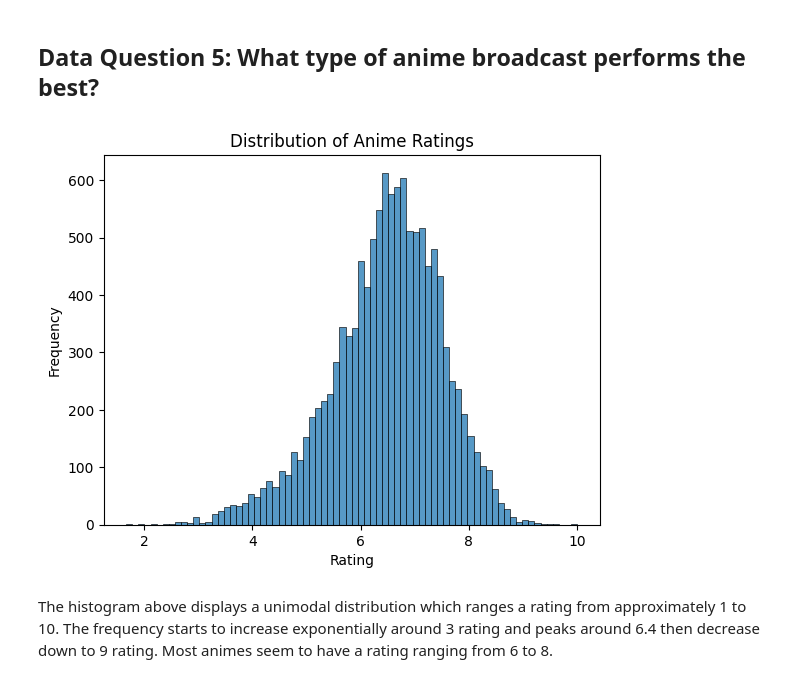
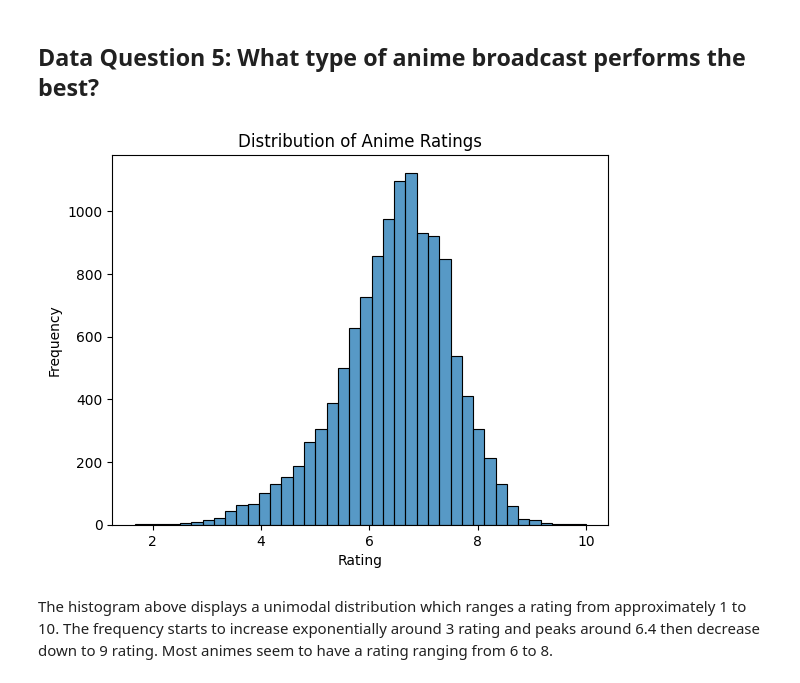
Before and after one commit to LouisThong15/Data-Analysis-Projects, a Jupyter notebook: Anime Analysis/Anime Dataset Data Analysis.ipynb, the cells around one changed output. Cells and saved outputs as stored; diff of their text form; code cells hidden in the pictures.

```diff
--- a/Anime Analysis/Anime Dataset Data Analysis.ipynb
+++ b/Anime Analysis/Anime Dataset Data Analysis.ipynb
@@ -526,13 +525,13 @@ Unsurprisingly, TV animes have the highest total and average number of members b
 # %% [markdown]
 ## Data Question 5: What type of anime broadcast performs the best?
 # %%
-sns.histplot(data = anime_rating_members, x = 'rating')
+sns.histplot(data = anime_rating_members, x = 'rating', bins = 40)
 plt.xlabel('Rating')
 plt.ylabel('Frequency')
 plt.title('Distribution of Anime Ratings')
 plt.show()
 # %% [output]
-[figure, old version]
+[figure, new version]
 # %% [markdown]
 The histogram above displays a unimodal distribution which ranges a rating from approximately 1 to 10. The frequency starts to increase exponentially around 3 rating and peaks around 6.4 then decrease down to 9 rating. Most animes seem to have a rating ranging from 6 to 8.
 # %%
```
Also changed, not shown: parts of 4 cells of this notebook.
